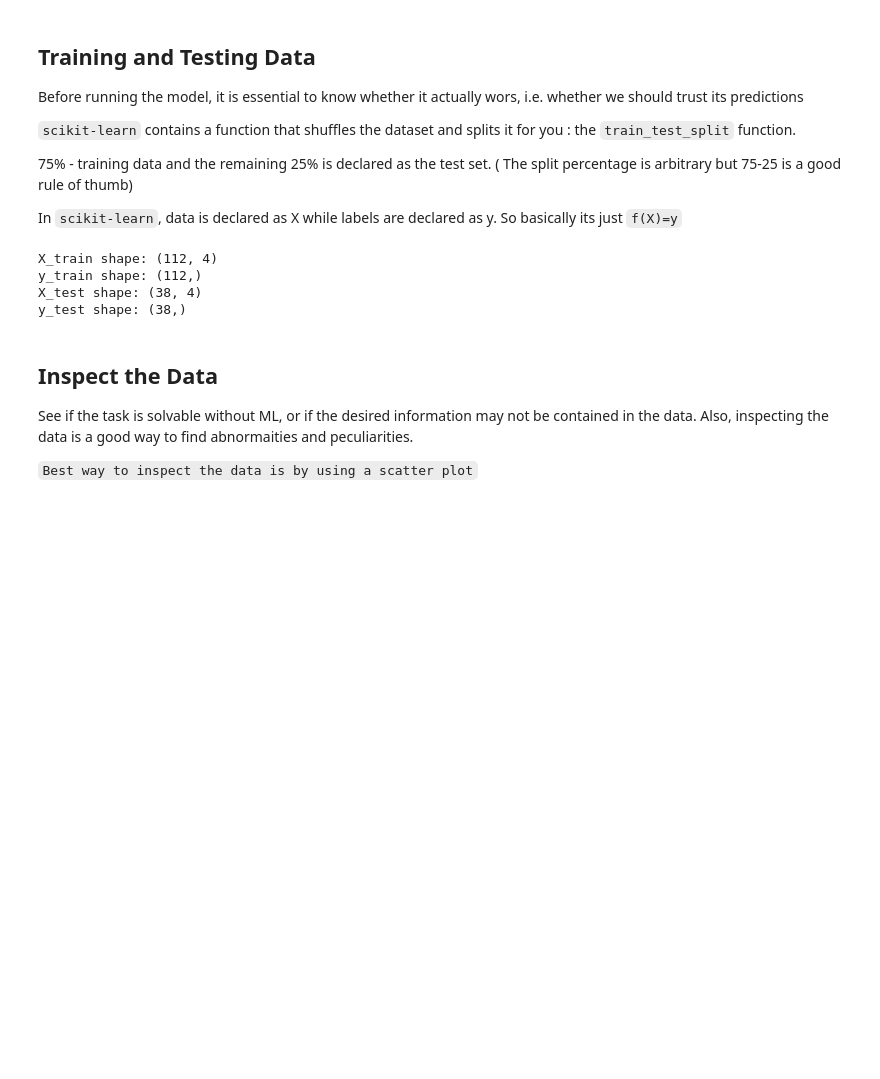
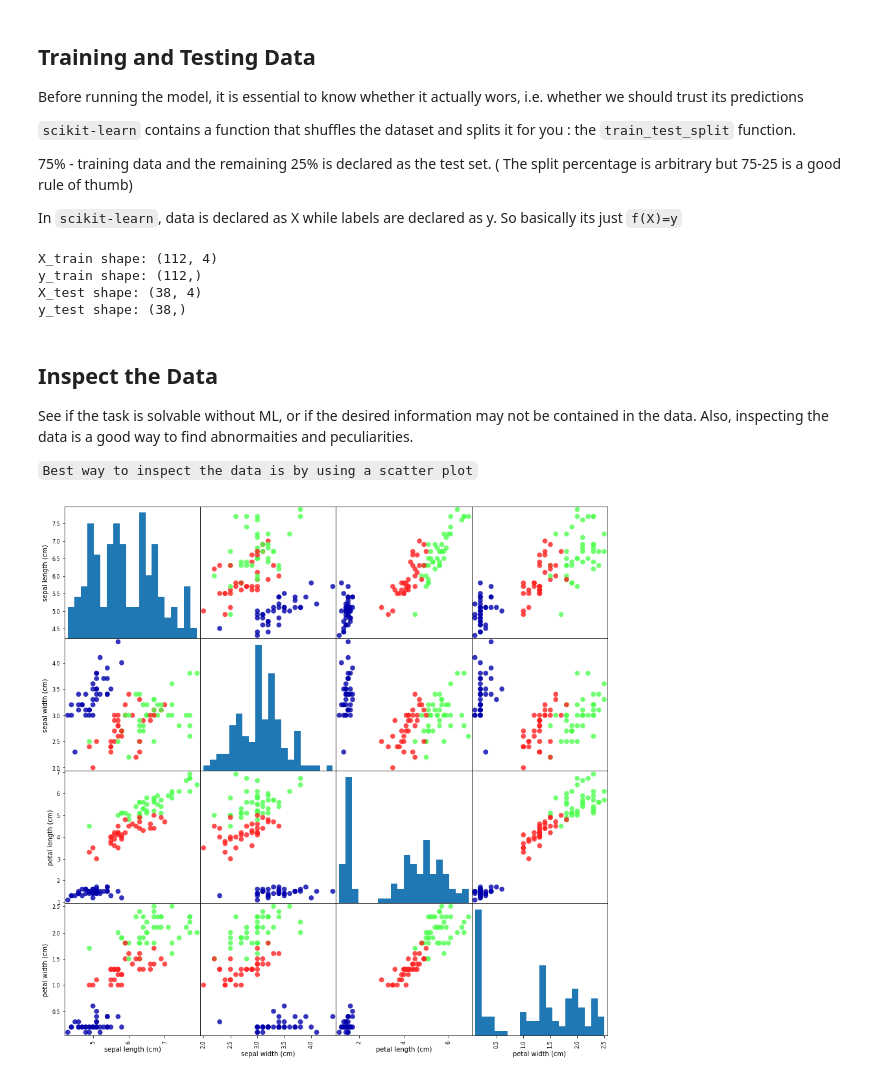
Before and after one commit to So-bonkers/2--2-Machine-Data-and-Learning, a Jupyter notebook: sample-iris/iris.ipynb, the cells around one changed output. Drawn from its saved outputs; the diff is of its cells as text; code cells hidden in the pictures; blank space fills up the shorter version.

````diff
--- a/sample-iris/iris.ipynb
+++ b/sample-iris/iris.ipynb
@@ -184,4 +185,11 @@ See if the task is solvable without ML, or if the desired information may not be
 ```Best way to inspect the data is by using a scatter plot```
 # %%
 # create dataframe from data in X_train
-# label the columns using the strins
+# label the columns using the strings in iris dataset.feature_names
+iris_dataframe = pd.DataFrame(X_train, columns = iris_dataset.feature_names)
+# %%
+# create a scatter plot matrix from the dataframe, color by y_train
+from pandas.plotting._misc import scatter_matrix
+grr = scatter_matrix(iris_dataframe, c=y_train, figsize=(15, 15), marker='o', hist_kwds={'bins': 20}, s=60, alpha=.8, cmap=mglearn.cm3)
+# %% [output]
+[figure, added]
````
Also changed, not shown: parts of 1 cell of this notebook.
